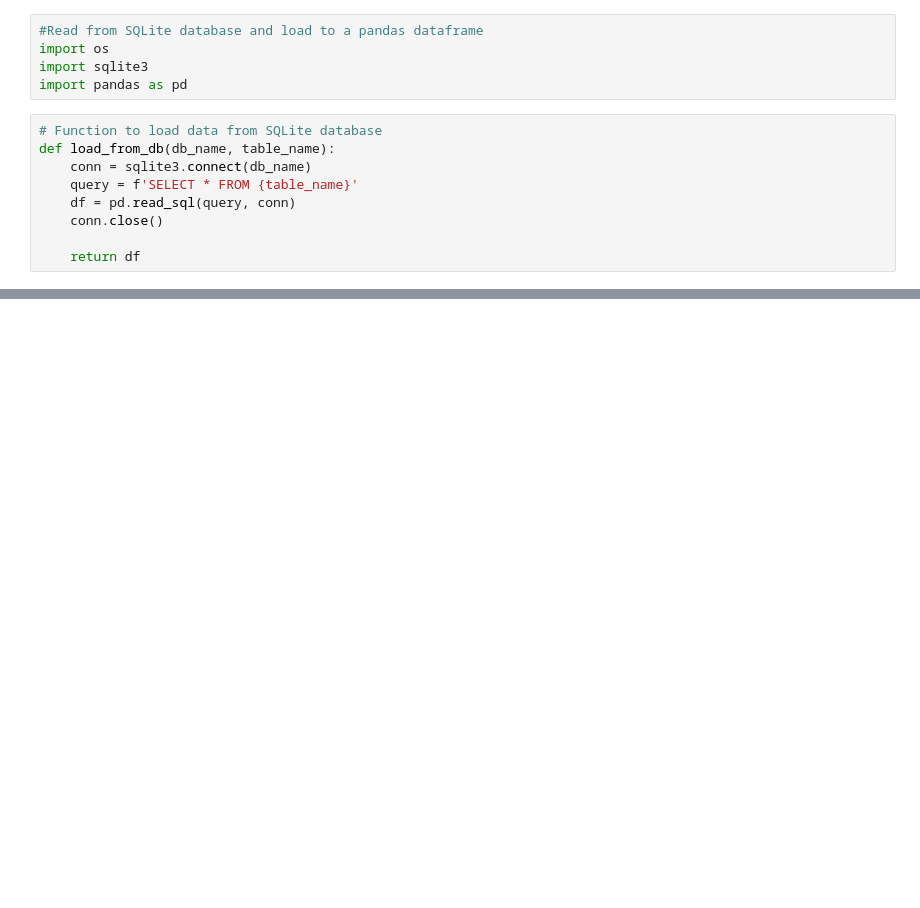
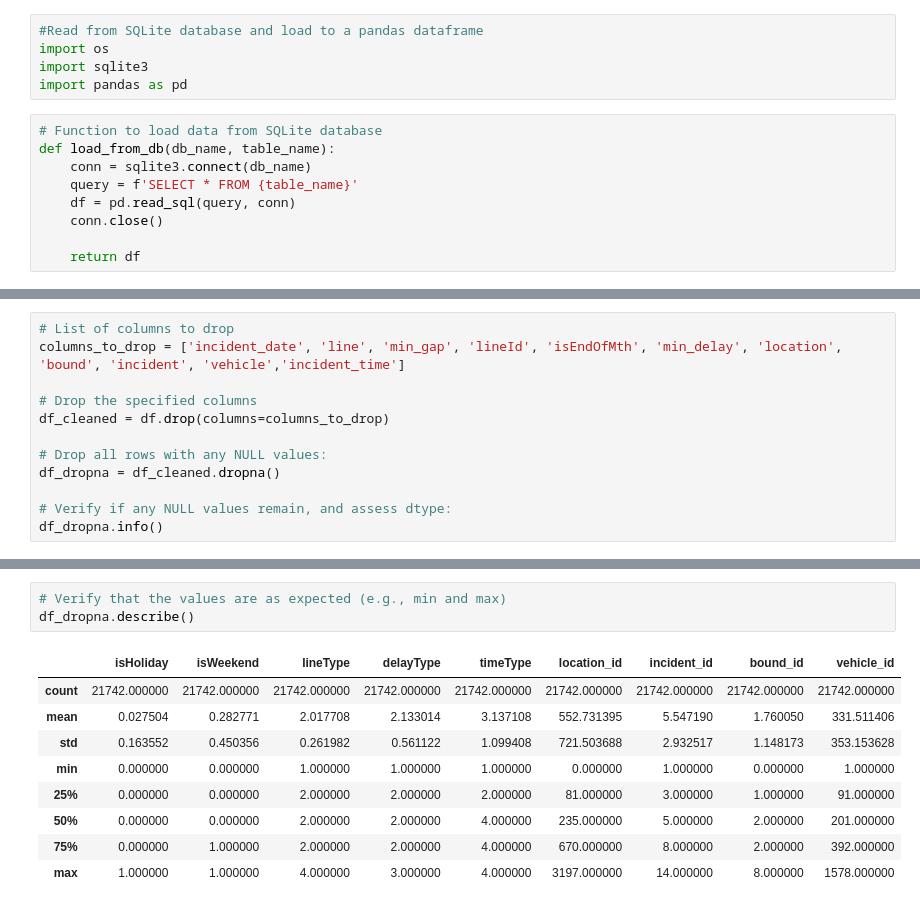
Before and after one commit to lee-data/TTC-streetcar-delay, a Jupyter notebook: src/team24main.ipynb, the cells around one changed output, grey strips where cells are left out. Drawn from its saved outputs; the diff is of its cells as text; blank space fills up the shorter version.

```diff
--- a/src/team24main.ipynb
+++ b/src/team24main.ipynb
@@ -98,0 +217,12 @@ print(df)
+# %%
+# List of columns to drop
+columns_to_drop = ['incident_date', 'line', 'min_gap', 'lineId', 'isEndOfMth', 'min_delay', 'location', 'bound', 'incident', 'vehicle','incident_time']
+
+# Drop the specified columns
+df_cleaned = df.drop(columns=columns_to_drop)
+
+# Drop all rows with any NULL values:
+df_dropna = df_cleaned.dropna()
+
+# Verify if any NULL values remain, and assess dtype:
+df_dropna.info()
@@ -98,0 +257,13 @@ print(df)
+# %%
+# Verify that the values are as expected (e.g., min and max)
+df_dropna.describe()
+# %% [output]
+|  | isHoliday | isWeekend | lineType | delayType | timeType | location_id | incident_id | bound_id | vehicle_id |
+| count | 21742.000000 | 21742.000000 | 21742.000000 | 21742.000000 | 21742.000000 | 21742.000000 | 21742.000000 | 21742.000000 | 21742.000000 |
+| mean | 0.027504 | 0.282771 | 2.017708 | 2.133014 | 3.137108 | 552.731395 | 5.547190 | 1.760050 | 331.511406 |
+| std | 0.163552 | 0.450356 | 0.261982 | 0.561122 | 1.099408 | 721.503688 | 2.932517 | 1.148173 | 353.153628 |
+| min | 0.000000 | 0.000000 | 1.000000 | 1.000000 | 1.000000 | 0.000000 | 1.000000 | 0.000000 | 1.000000 |
+| 25% | 0.000000 | 0.000000 | 2.000000 | 2.000000 | 2.000000 | 81.000000 | 3.000000 | 1.000000 | 91.000000 |
+| 50% | 0.000000 | 0.000000 | 2.000000 | 2.000000 | 4.000000 | 235.000000 | 5.000000 | 2.000000 | 201.000000 |
+| 75% | 0.000000 | 1.000000 | 2.000000 | 2.000000 | 4.000000 | 670.000000 | 8.000000 | 2.000000 | 392.000000 |
+| max | 1.000000 | 1.000000 | 4.000000 | 3.000000 | 4.000000 | 3197.000000 | 14.000000 | 8.000000 | 1578.000000 |
```
Also changed, not shown: parts of 9 cells of this notebook, 2 other files.
